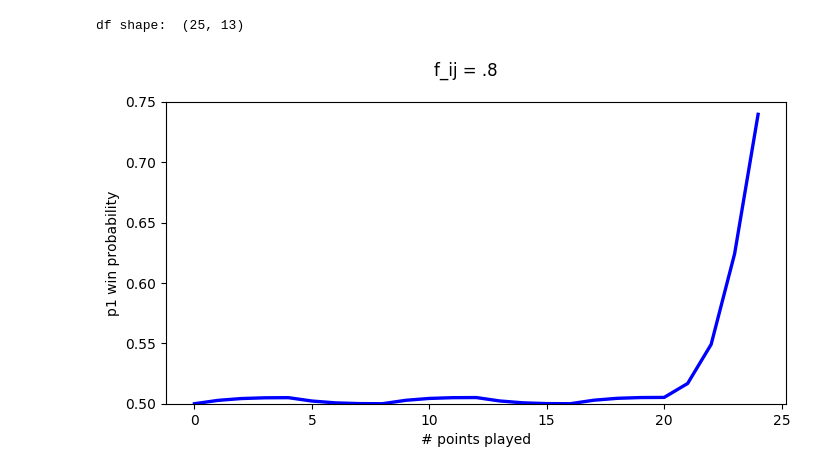
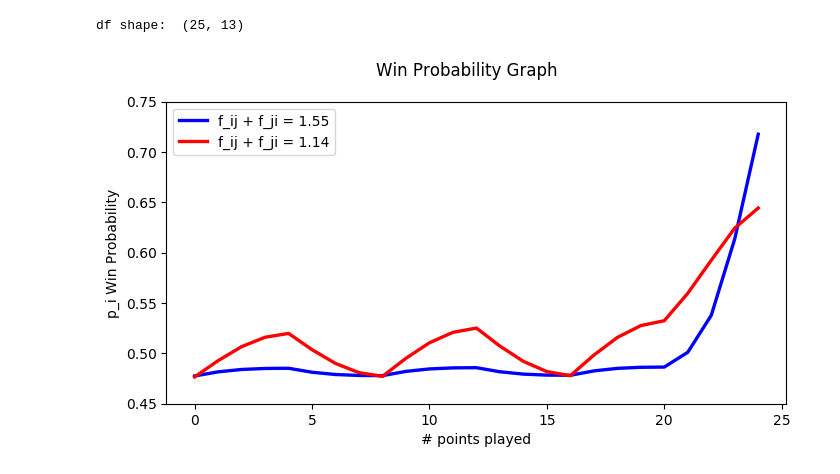
Before and after one commit to jgollub1/pbp_explorations, a Jupyter notebook: Serving_demo.ipynb, the cells around one changed output. Drawn from its saved outputs; the diff is of its cells as text; code cells hidden in the pictures.

```diff
--- a/Serving_demo.ipynb
+++ b/Serving_demo.ipynb
@@ -1,3 +1,8 @@
+# %%
+from data_functions import *
+
+a = elo_induced_s(.4778,1.55)
+b = elo_induced_s(.4762,1.14)
 # %%
 # find an example and plug in their serving stats
 
@@ -7,10 +12,10 @@ import tennisGameProbability,tennisMatchProbability,tennisSetProbability,tennisT
 from tennisMatchProbability import matchProb
 from helper_functions import enumerate_pbp_2, generate_df_2
 
-f_ij_1 = .8
-f_ji_1 = .8
-f_ij_2 = .6
-f_ji_2 = .6
+f_ij_1 = a[0]
+f_ji_1 = a[1]
+f_ij_2 = b[0]
+f_ji_2 = b[1]
 sub_string = 'SSSS;SSSS;SSSS;SSSS;SSSS;RRRR;S;'
 # %%
 import pandas as pd
@@ -44,20 +49,23 @@ for i,row in df.iterrows():
 # %%
 # graphically, try to compare different probabilities of different models
 import matplotlib.pyplot as plt
 import numpy as np
 %matplotlib inline
 
 #match1 = df_pred[df_pred['match_id']==1]
 m1_probs = m_probs1
+m2_probs = m_probs2
 fig = plt.figure(figsize=(8,4))
 ax = fig.add_subplot(1,1,1)
-ax.plot(np.arange(len(m1_probs)),m1_probs,'b-',linewidth=2.4)
-fig.suptitle('f_ij = .8')
-ax.set_ylabel('p1 win probability')
+l1 = ax.plot(np.arange(len(m1_probs)),m1_probs,'b-',linewidth=2.4)
+l2 = ax.plot(np.arange(len(m2_probs)),m2_probs,'r-',linewidth=2.4)
+fig.suptitle('Win Probability Graph')
+ax.set_ylabel('p_i Win Probability')
 ax.set_xlabel('# points played')
-ax.set_ylim([.5,.75])
-#plt.savefig('gasquet_reister_9_6_all_features')
+ax.set_ylim([.45,.75])
+ax.legend([l1[0],l2[0]],['f_ij + f_ji = 1.55','f_ij + f_ji = 1.14'])
+plt.savefig('writing/photos/m12_wp')
 fig.show()
 # %% [output]
-[figure, old version]
+[figure, new version]
 # %%
```
Also changed, not shown: parts of 1 cell of this notebook, 25 other files.
